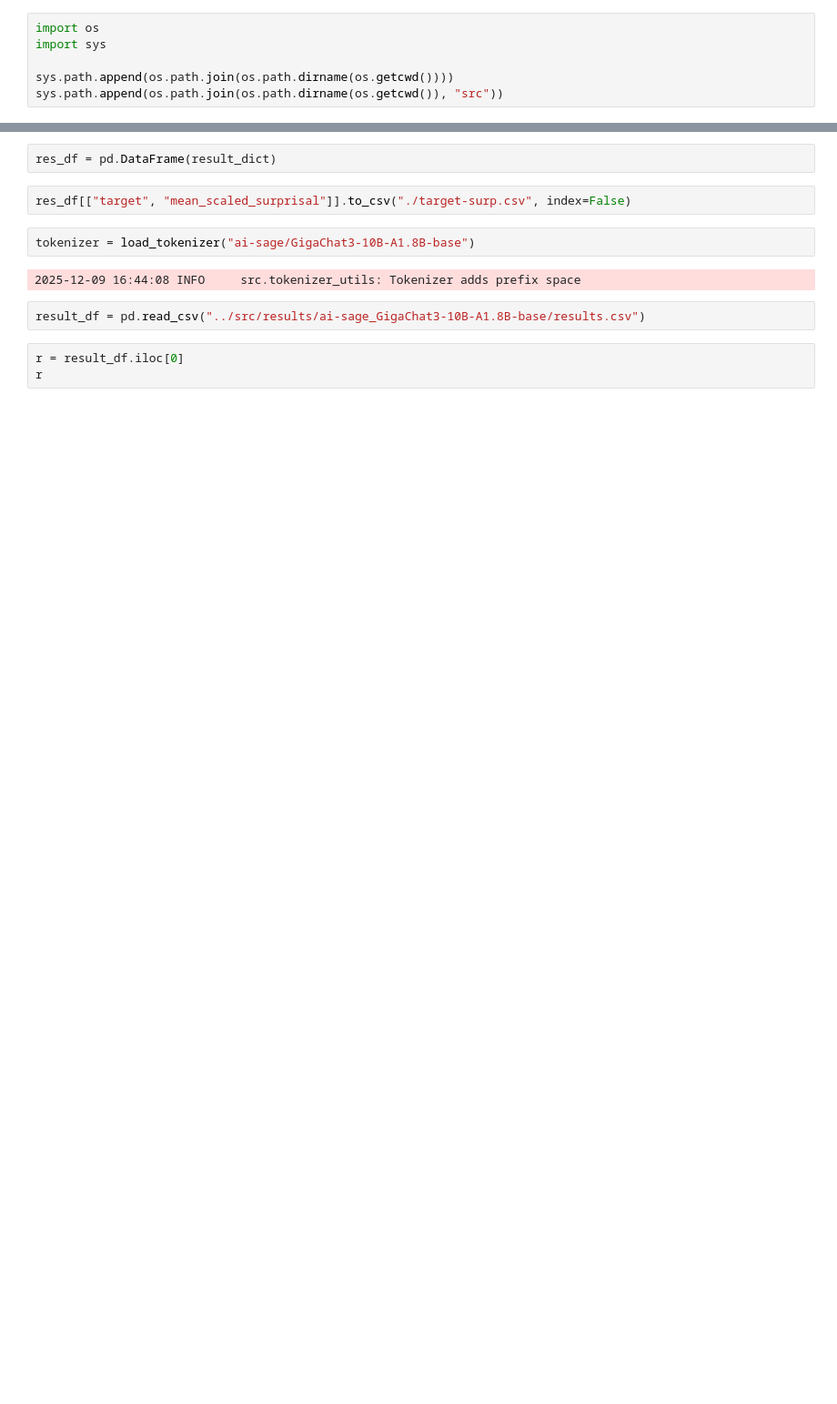
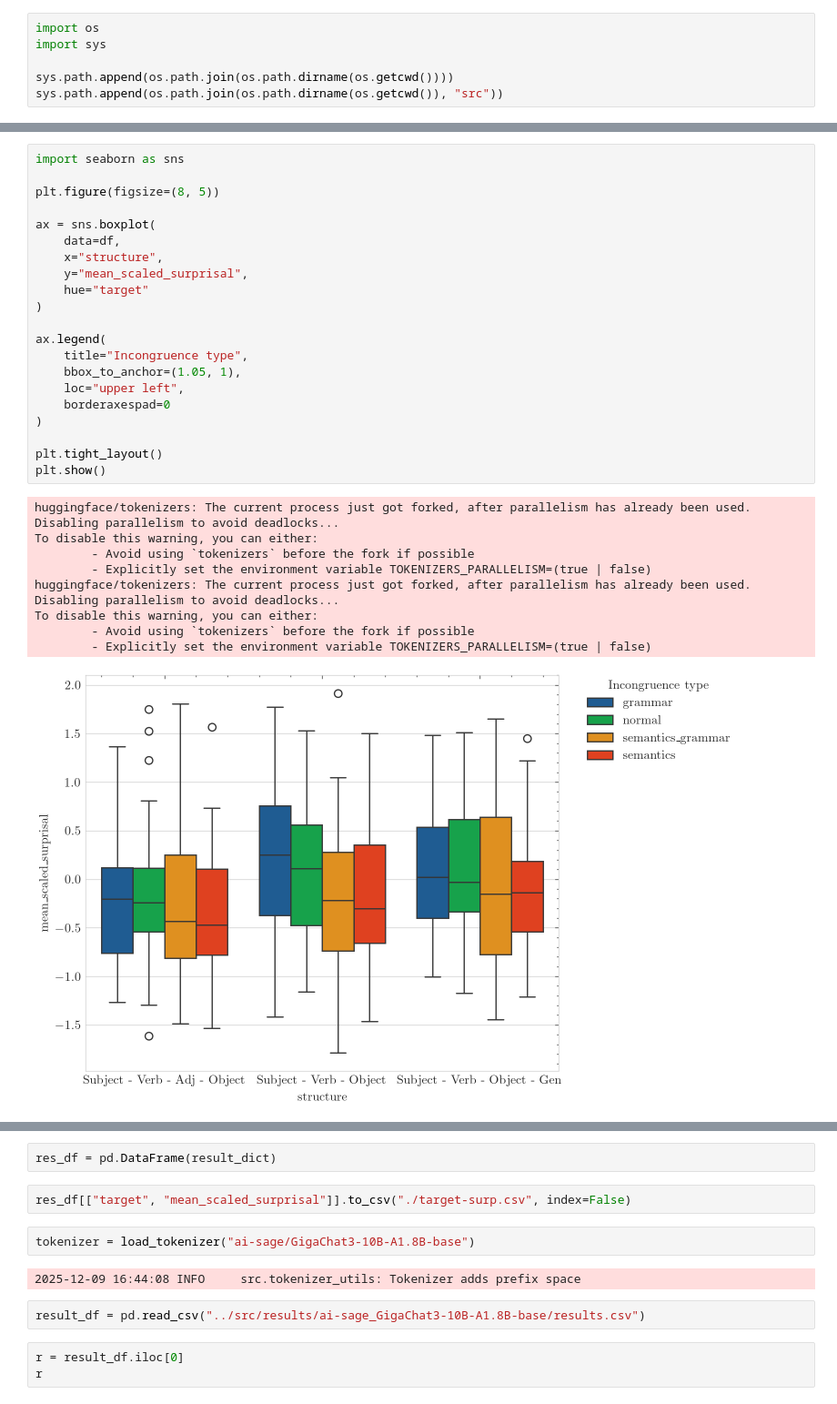
Before and after one commit to mikheevshow/SIGNAL-analysis, a Jupyter notebook: notebooks/surprisal.ipynb, the cells around one changed output, grey strips where cells are left out. Shown at 91% size. Saved outputs shown, nothing was run; the diff lists cells and outputs as text; blank space fills up the shorter version.

```diff
--- a/notebooks/surprisal.ipynb
+++ b/notebooks/surprisal.ipynb
@@ -143,0 +231,31 @@ for model, result_path in models:
+# %%
+import seaborn as sns
+
+plt.figure(figsize=(8, 5))
+
+ax = sns.boxplot(
+    data=df,
+    x="structure",
+    y="mean_scaled_surprisal",
+    hue="target"
+)
+
+ax.legend(
+    title="Incongruence type",
+    bbox_to_anchor=(1.05, 1),
+    loc="upper left",
+    borderaxespad=0
+)
+
+plt.tight_layout()
+plt.show()
+# %% [output]
+huggingface/tokenizers: The current process just got forked, after parallelism has already been used. Disabling parallelism to avoid deadlocks...
+To disable this warning, you can either:
+        - Avoid using `tokenizers` before the fork if possible
+        - Explicitly set the environment variable TOKENIZERS_PARALLELISM=(true | false)
+huggingface/tokenizers: The current process just got forked, after parallelism has already been used. Disabling parallelism to avoid deadlocks...
+To disable this warning, you can either:
+        - Avoid using `tokenizers` before the fork if possible
+        - Explicitly set the environment variable TOKENIZERS_PARALLELISM=(true | false)
+[figure, added]
```
Also changed, not shown: parts of 8 cells of this notebook, 13 other files.
